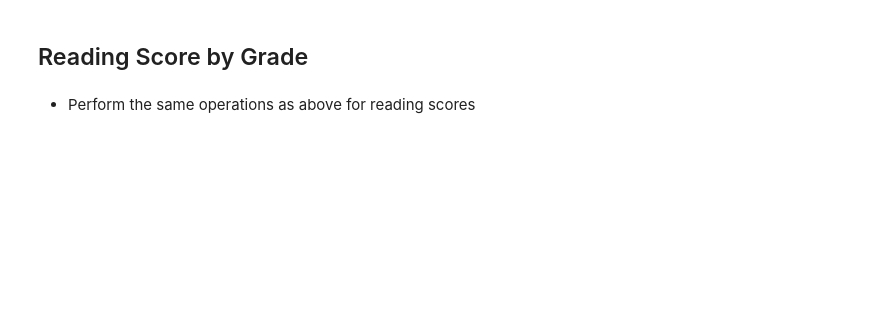
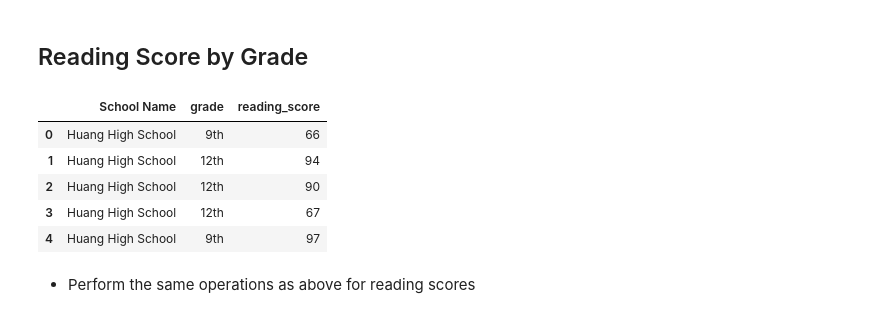
Before and after one commit to cyntiamk/UCI_projects, a Jupyter notebook: Pandas_HW/Schools/PyCitySchools_starter.ipynb, the cells around one changed output. Saved outputs shown, nothing was run; the diff lists cells and outputs as text; code cells hidden in the pictures; blank space fills up the shorter version.

```diff
--- a/Pandas_HW/Schools/PyCitySchools_starter.ipynb
+++ b/Pandas_HW/Schools/PyCitySchools_starter.ipynb
@@ -257,4 +324,16 @@ bottom_5_schools
 # %% [markdown]
 ## Reading Score by Grade
+# %%
+read_grade = school_complete_df [["school_name", "grade", "reading_score"]]
+read_grade_df = pd.DataFrame(read_grade)
+read_grade_df = read_grade_df.rename(columns={"school_name":"School Name"})
+read_grade_df.head()
+# %% [output]
+|  | School Name | grade | reading_score |
+| 0 | Huang High School | 9th | 66 |
+| 1 | Huang High School | 12th | 94 |
+| 2 | Huang High School | 12th | 90 |
+| 3 | Huang High School | 12th | 67 |
+| 4 | Huang High School | 9th | 97 |
 # %% [markdown]
 * Perform the same operations as above for reading scores
```
Also changed, not shown: parts of 3 cells of this notebook.
